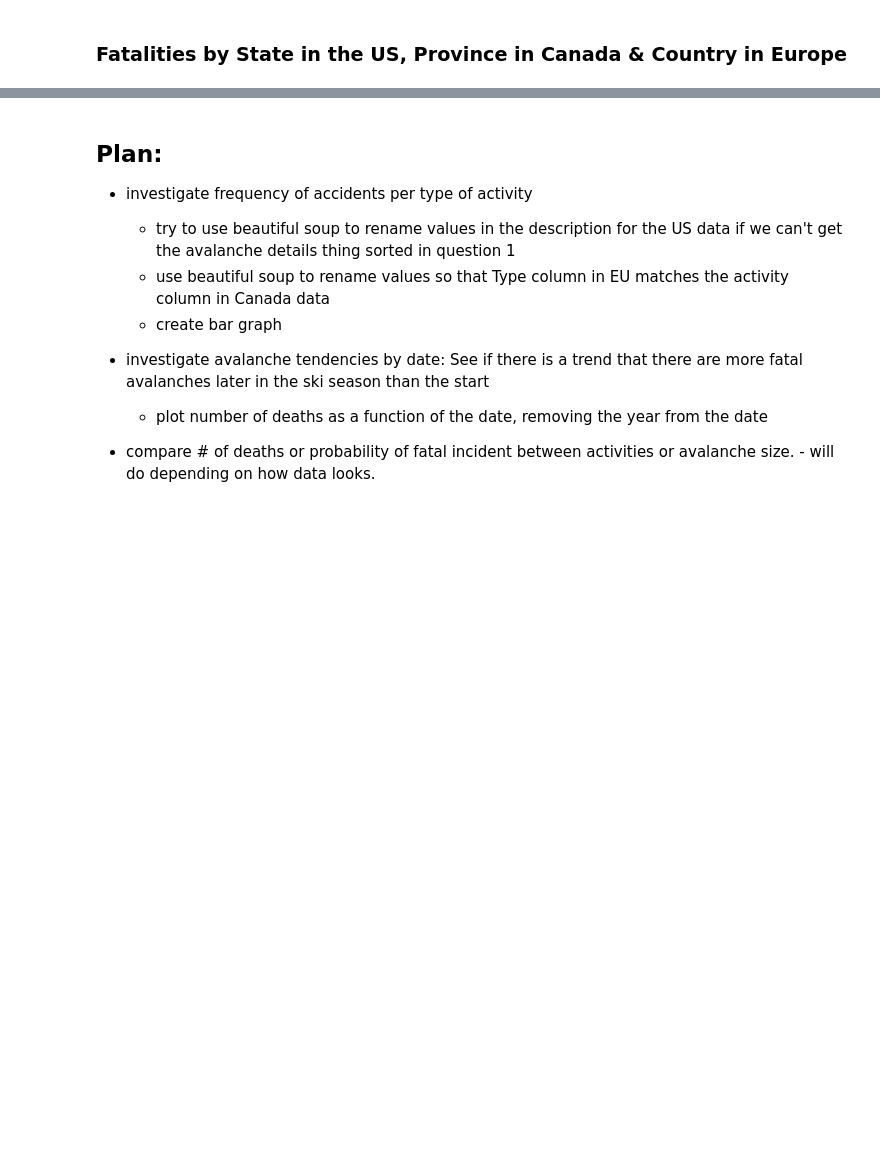
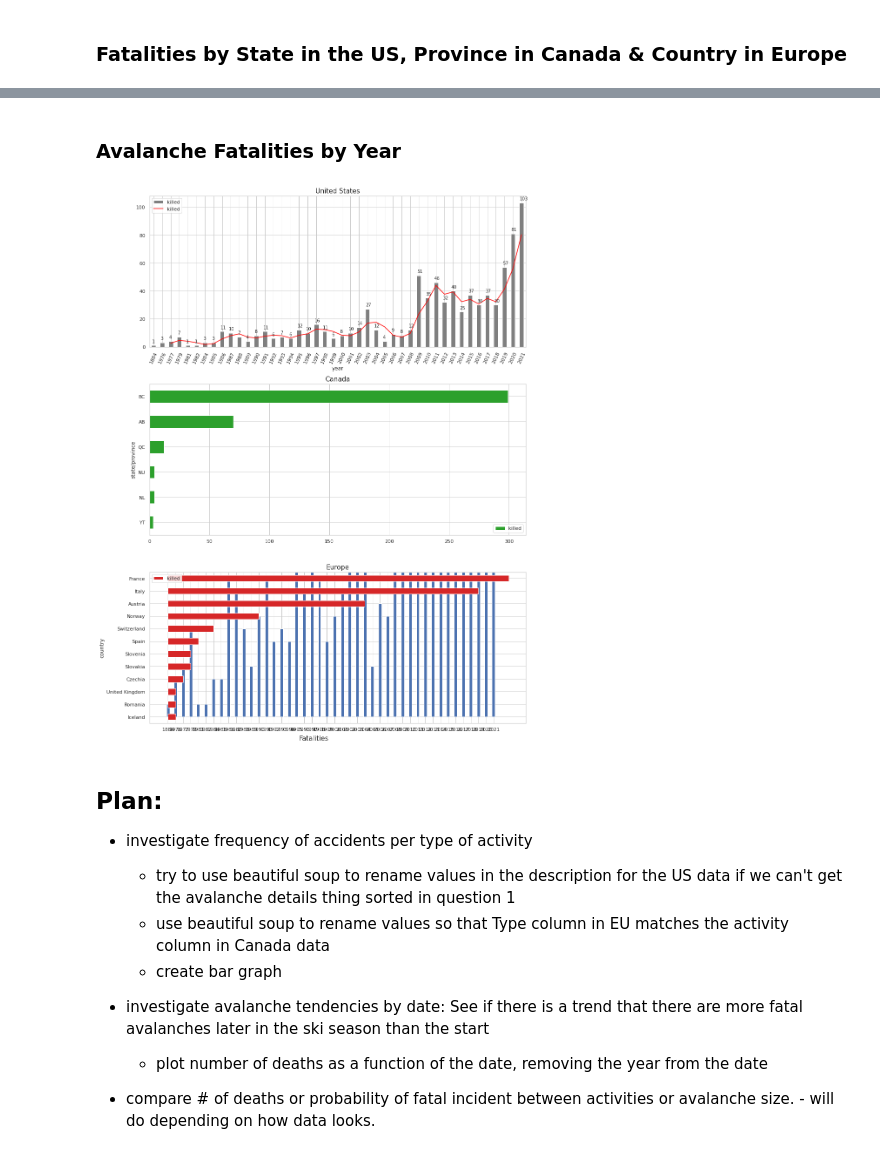
Before and after one commit to omertahi/avalanche_accidents, a Jupyter notebook: Project.ipynb, the cells around one changed output, grey strips where cells are left out. Drawn from its saved outputs; the diff is of its cells as text; code cells hidden in the pictures; blank space fills up the shorter version.

```diff
--- a/Project.ipynb
+++ b/Project.ipynb
@@ -476,3 +473,36 @@ plt.show()
+# %% [markdown]
+### Avalanche Fatalities by Year
+# %%
+# dat = (accidents.groupby('year')
+#        .agg({'killed': 'sum'})
+#        .sort_values('year'))
+
+dat1 = (accidents
+#         .loc[(accidents['country']=='United States')]
+        .groupby('year')
+        .agg({'killed': 'sum'})
+        .sort_values('year'))
+
+fig, axs = plt.subplots(3, 1, figsize=(14,18))
+dat1.plot.bar(ax=axs[0], color='tab:gray')
+bars = plt.bar(dat1.index, height=dat1.killed, width=.4)
+for bar in bars:
+    yval = bar.get_height()
+    axs[0].text(bar.get_x(), yval+2, yval)
+dat1.rolling(3).mean().plot.line(ax=axs[0], color="red")
+axs[0].set_title("United States", fontsize=15)
+axs[0].tick_params(axis='x', rotation=65)
+
+
+dat2.plot.barh(ax=axs[1], color='tab:green')
+axs[1].set_title("Canada", fontsize=15)
+dat3.plot.barh(ax=axs[2], color='tab:red')
+axs[2].set_title("Europe", fontsize=15)
+fig.supxlabel('Fatalities', fontsize=15)
+plt.tight_layout()
+plt.show()
+# %% [output]
+[figure, added]
 # %% [markdown]
 ## Plan:
 
```
Also changed, not shown: parts of 1 cell of this notebook.
